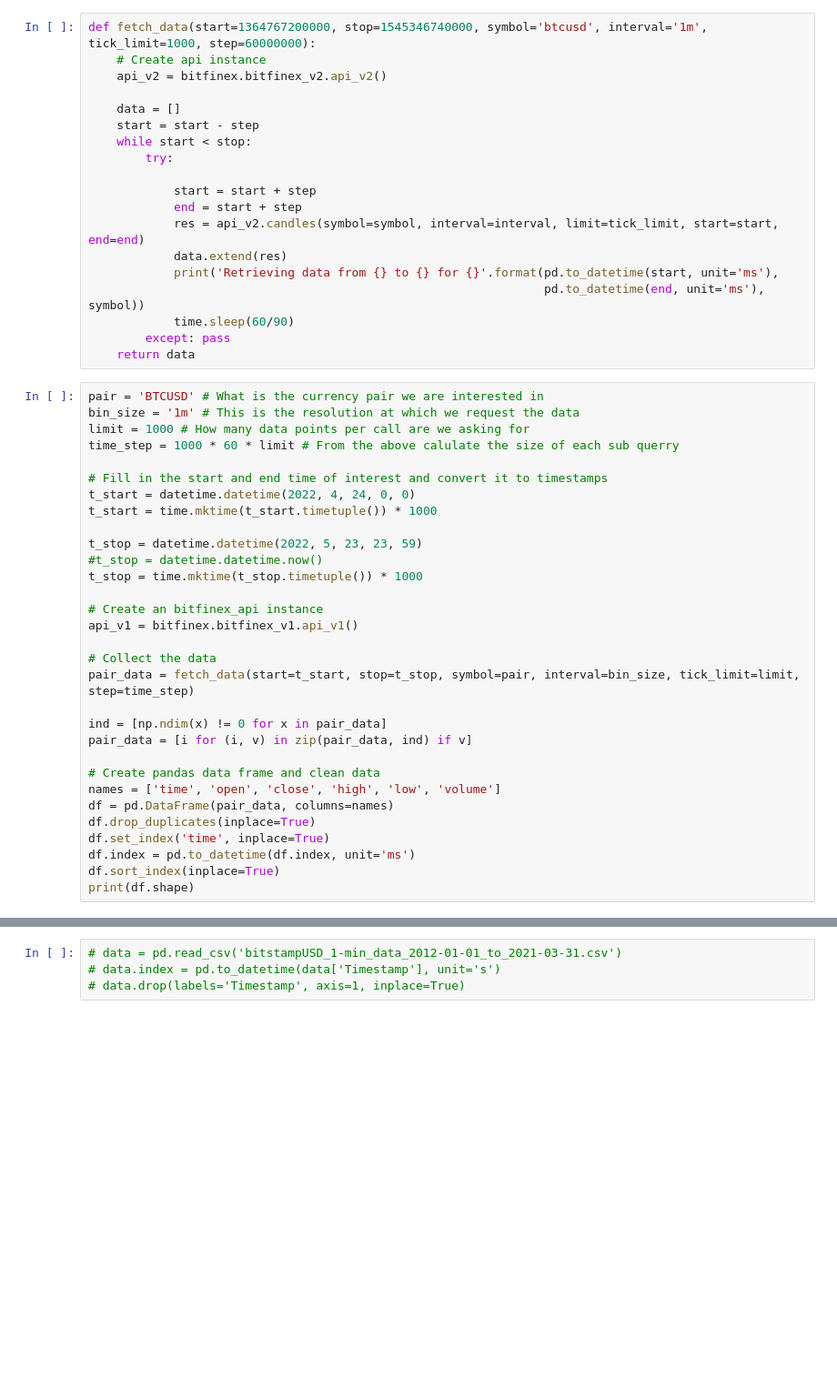
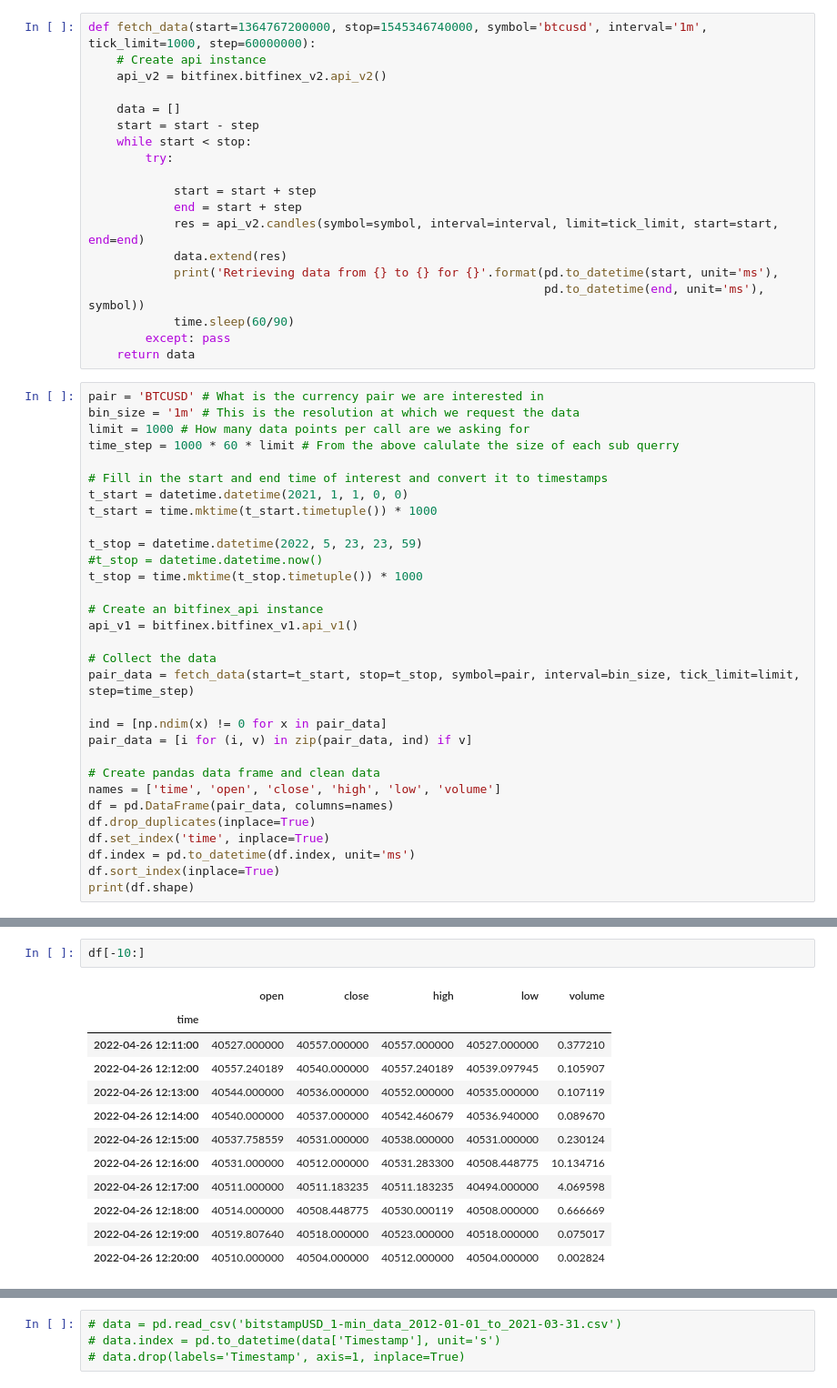
Before and after one commit to Amin-Debabeche/FinEconometrics, a Jupyter notebook: scripts/bitcoin_fetching/Fetch minutely data.ipynb, the cells around one changed output, grey strips where cells are left out. Shown at 91% size. Drawn from its saved outputs; the diff is of its cells as text; blank space fills up the shorter version.

```diff
--- a/scripts/bitcoin_fetching/Fetch minutely data.ipynb
+++ b/scripts/bitcoin_fetching/Fetch minutely data.ipynb
@@ -40,7 +44,7 @@ limit = 1000 # How many data points per call are we asking for
 time_step = 1000 * 60 * limit # From the above calulate the size of each sub querry
 
 # Fill in the start and end time of interest and convert it to timestamps
-t_start = datetime.datetime(2022, 4, 24, 0, 0)
+t_start = datetime.datetime(2021, 1, 1, 0, 0)
 t_start = time.mktime(t_start.timetuple()) * 1000
 
 t_stop = datetime.datetime(2022, 5, 23, 23, 59)
@@ -85,2 +89,17 @@ Retrieving data from 2022-05-24 11:20:00 to 2022-05-25 04:00:00 for BTCUSD
+# %%
+df[-10:]
+# %% [output]
+|  | open | close | high | low | volume |
+| time |  |  |  |  |  |
+| 2022-04-26 12:11:00 | 40527.000000 | 40557.000000 | 40557.000000 | 40527.000000 | 0.377210 |
+| 2022-04-26 12:12:00 | 40557.240189 | 40540.000000 | 40557.240189 | 40539.097945 | 0.105907 |
+| 2022-04-26 12:13:00 | 40544.000000 | 40536.000000 | 40552.000000 | 40535.000000 | 0.107119 |
+| 2022-04-26 12:14:00 | 40540.000000 | 40537.000000 | 40542.460679 | 40536.940000 | 0.089670 |
+| 2022-04-26 12:15:00 | 40537.758559 | 40531.000000 | 40538.000000 | 40531.000000 | 0.230124 |
+| 2022-04-26 12:16:00 | 40531.000000 | 40512.000000 | 40531.283300 | 40508.448775 | 10.134716 |
+| 2022-04-26 12:17:00 | 40511.000000 | 40511.183235 | 40511.183235 | 40494.000000 | 4.069598 |
+| 2022-04-26 12:18:00 | 40514.000000 | 40508.448775 | 40530.000119 | 40508.000000 | 0.666669 |
+| 2022-04-26 12:19:00 | 40519.807640 | 40518.000000 | 40523.000000 | 40518.000000 | 0.075017 |
+| 2022-04-26 12:20:00 | 40510.000000 | 40504.000000 | 40512.000000 | 40504.000000 | 0.002824 |
 # %%
 df.to_csv('bitcoin_minutely_data.csv')
```
Also changed, not shown: parts of 3 cells of this notebook, 4 other files.
